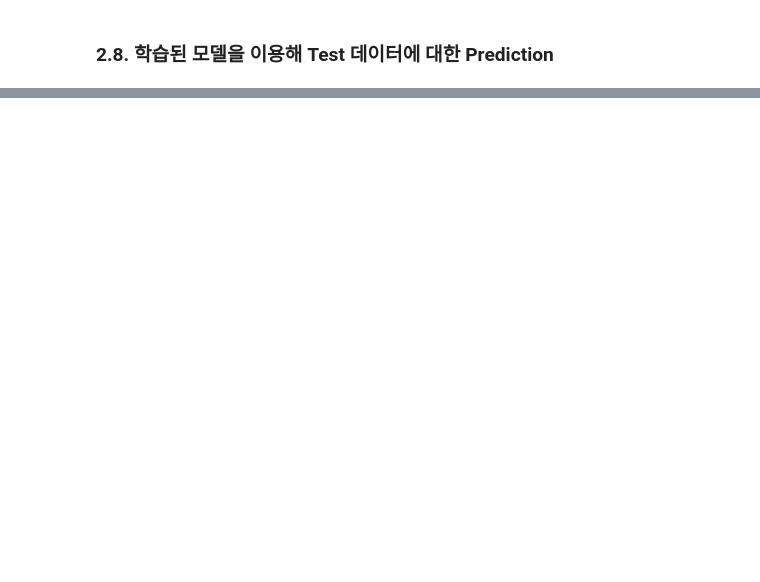
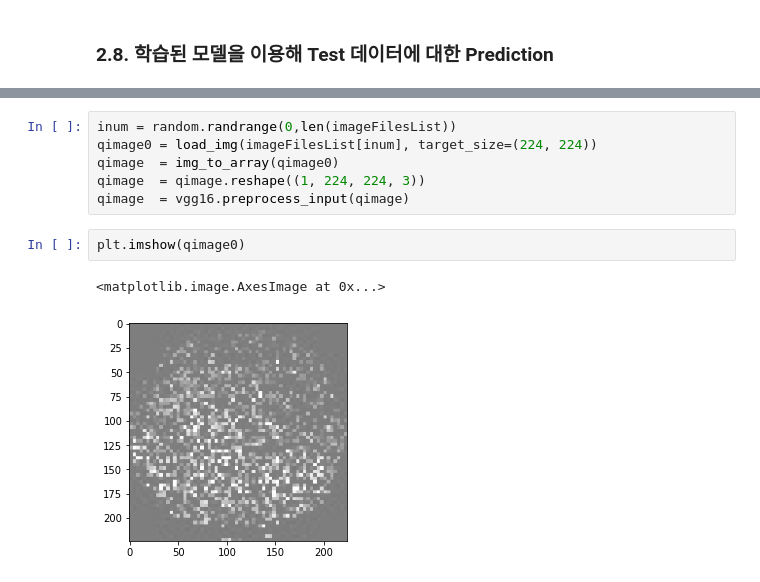
Before and after one commit to Kim-Byung-woo/Deep-Learning_folio.git.io, a Jupyter notebook: script/Medical Image Classification.ipynb, the cells around one changed output, grey strips where cells are left out. Cells and saved outputs as stored; diff of their text form; blank space fills up the shorter version.

```diff
--- a/script/Medical Image Classification.ipynb
+++ b/script/Medical Image Classification.ipynb
@@ -435,0 +729,11 @@ model.evaluate(test_generator, steps=test_generator.samples/test_generator.batch
+# %%
+inum = random.randrange(0,len(imageFilesList))
+qimage0 = load_img(imageFilesList[inum], target_size=(224, 224))
+qimage  = img_to_array(qimage0)
+qimage  = qimage.reshape((1, 224, 224, 3))
+qimage  = vgg16.preprocess_input(qimage)
+# %%
+plt.imshow(qimage0)
+# %% [output]
+<matplotlib.image.AxesImage at 0x...>
+[figure, added]
```
Also changed, not shown: parts of 44 cells of this notebook.
